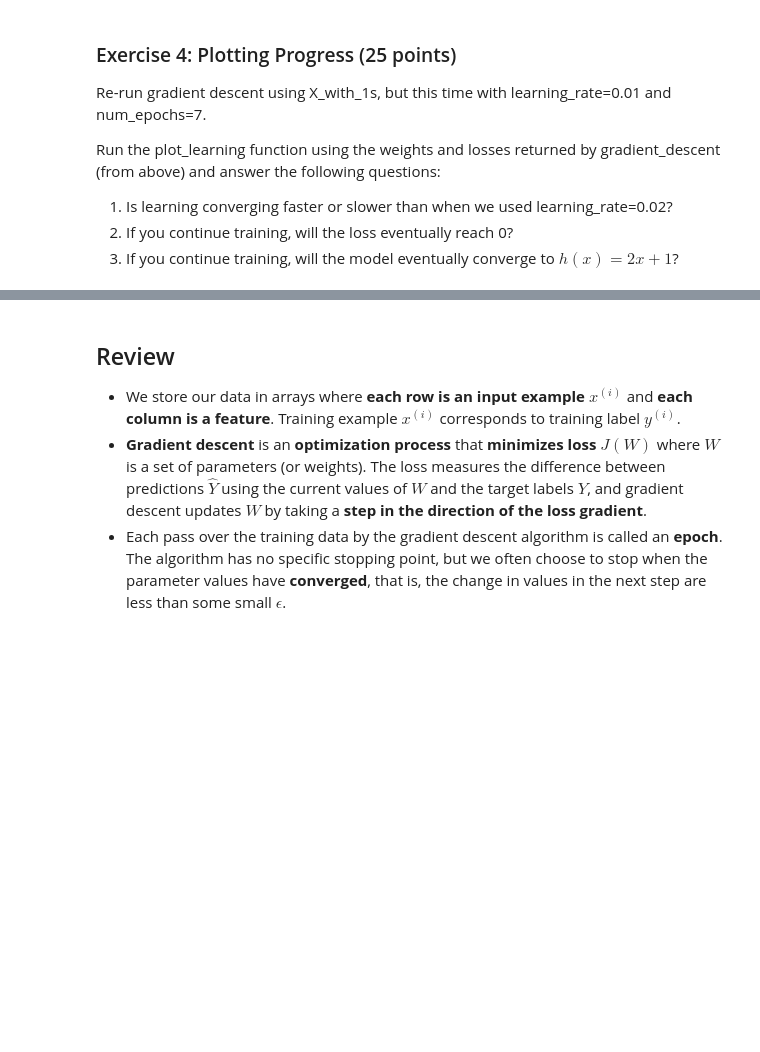
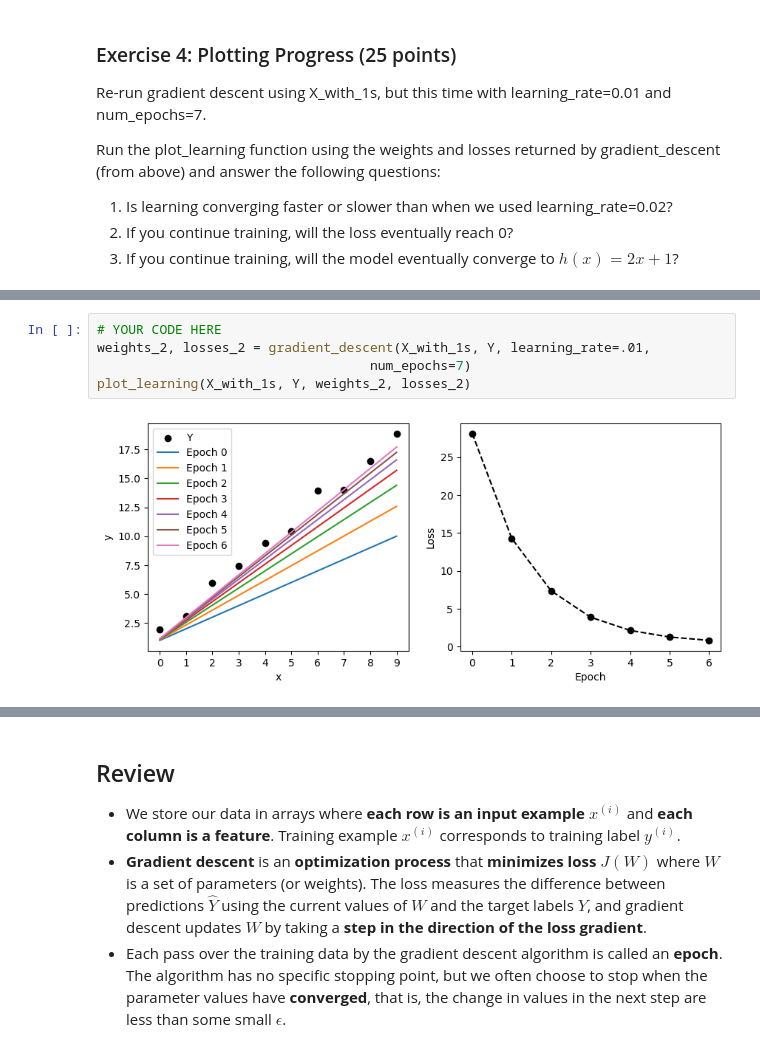
Before and after one commit to ucbahallaou/W207-Fall-2023, a Jupyter notebook: Homeworks/02 Linear Regression.ipynb, the cells around one changed output, grey strips where cells are left out. Saved outputs shown, nothing was run; the diff lists cells and outputs as text; blank space fills up the shorter version.

```diff
--- a/Homeworks/02 Linear Regression.ipynb
+++ b/Homeworks/02 Linear Regression.ipynb
@@ -354,0 +356,7 @@ WRITE YOUR ANSWERS HERE
+# %%
+# YOUR CODE HERE
+weights_2, losses_2 = gradient_descent(X_with_1s, Y, learning_rate=.01,
+                                   num_epochs=7)
+plot_learning(X_with_1s, Y, weights_2, losses_2)
+# %% [output]
+[figure, added]
```
Also changed, not shown: parts of 7 cells of this notebook.
